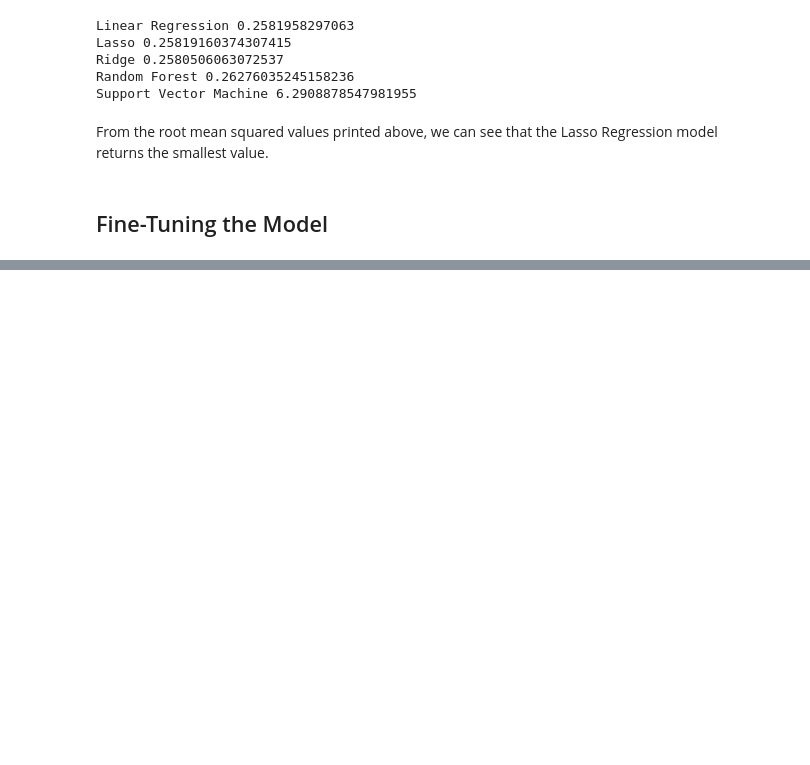
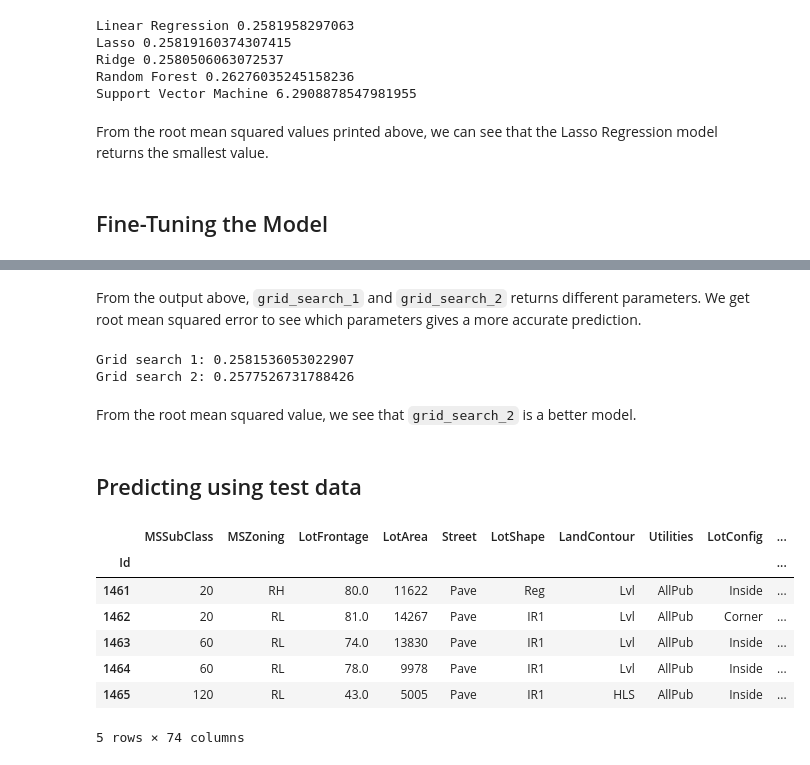
Before and after one commit to tt0507/Kaggle, a Jupyter notebook: house_price/data_analysis.ipynb, the cells around one changed output, grey strips where cells are left out. Drawn from its saved outputs; the diff is of its cells as text; code cells hidden in the pictures; blank space fills up the shorter version.

Commit message:
found model

```diff
--- a/house_price/data_analysis.ipynb
+++ b/house_price/data_analysis.ipynb
@@ -335,0 +405,2 @@ from sklearn.model_selection import GridSearchCV
+# %% [markdown]
+From the output above, `grid_search_1` and `grid_search_2` returns different parameters. We get root mean squared error to see which parameters gives a more accurate prediction.
@@ -335,0 +410,21 @@ from sklearn.model_selection import GridSearchCV
+# %%
+print('Grid search 1:', log_rmse(predict1))
+print('Grid search 2:', log_rmse(predict2))
+# %% [output]
+Grid search 1: 0.2581536053022907
+Grid search 2: 0.2577526731788426
+# %% [markdown]
+From the root mean squared value, we see that `grid_search_2` is a better model.
+# %% [markdown]
+## Predicting using test data
+# %%
+test_data.head()
+# %% [output]
+|  | MSSubClass | MSZoning | LotFrontage | LotArea | Street | LotShape | LandContour | Utilities | LotConfig | ... |
+| Id |  |  |  |  |  |  |  |  |  | ... |
+| 1461 | 20 | RH | 80.0 | 11622 | Pave | Reg | Lvl | AllPub | Inside | ... |
+| 1462 | 20 | RL | 81.0 | 14267 | Pave | IR1 | Lvl | AllPub | Corner | ... |
+| 1463 | 60 | RL | 74.0 | 13830 | Pave | IR1 | Lvl | AllPub | Inside | ... |
+| 1464 | 60 | RL | 78.0 | 9978 | Pave | IR1 | Lvl | AllPub | Inside | ... |
+| 1465 | 120 | RL | 43.0 | 5005 | Pave | IR1 | HLS | AllPub | Inside | ... |
+5 rows × 74 columns
```
Also changed, not shown: parts of 11 cells of this notebook.
